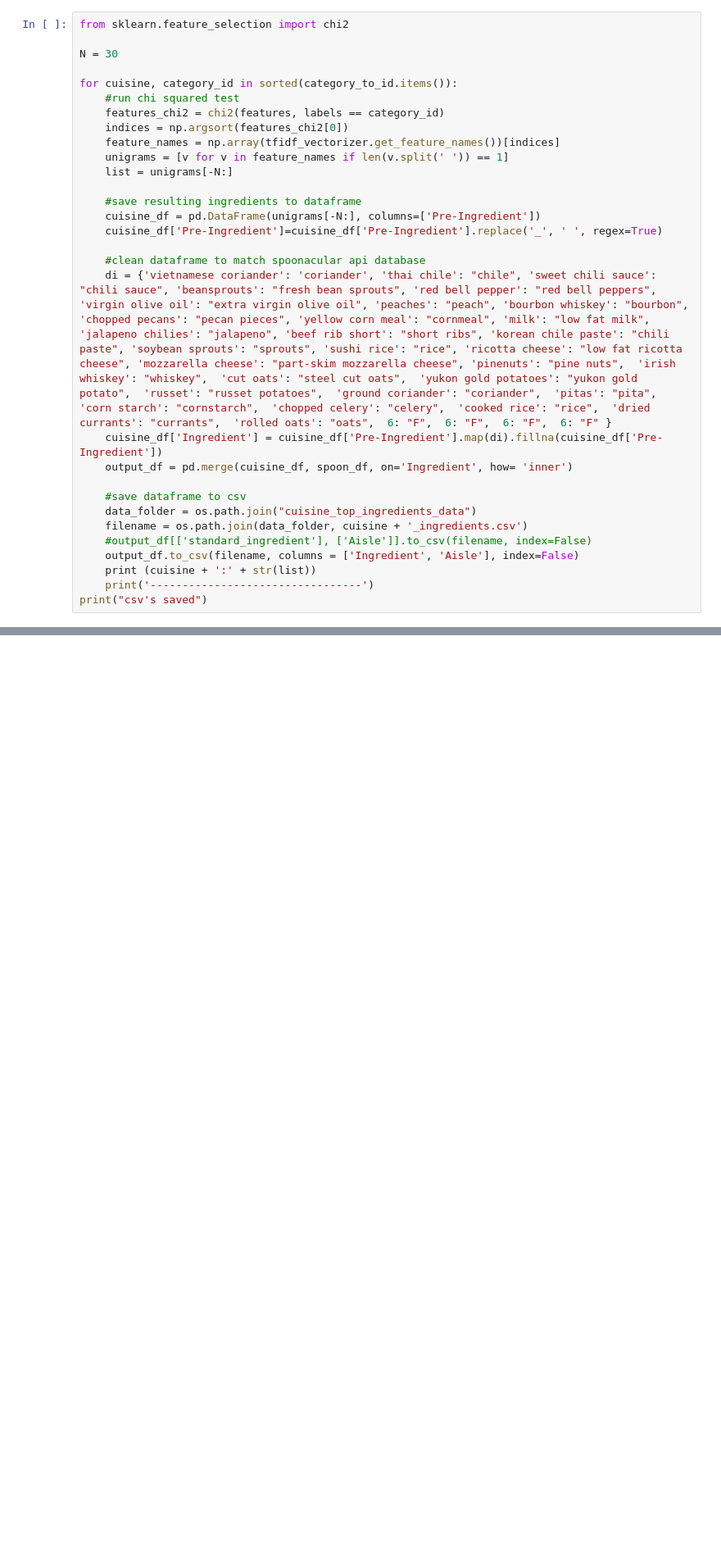
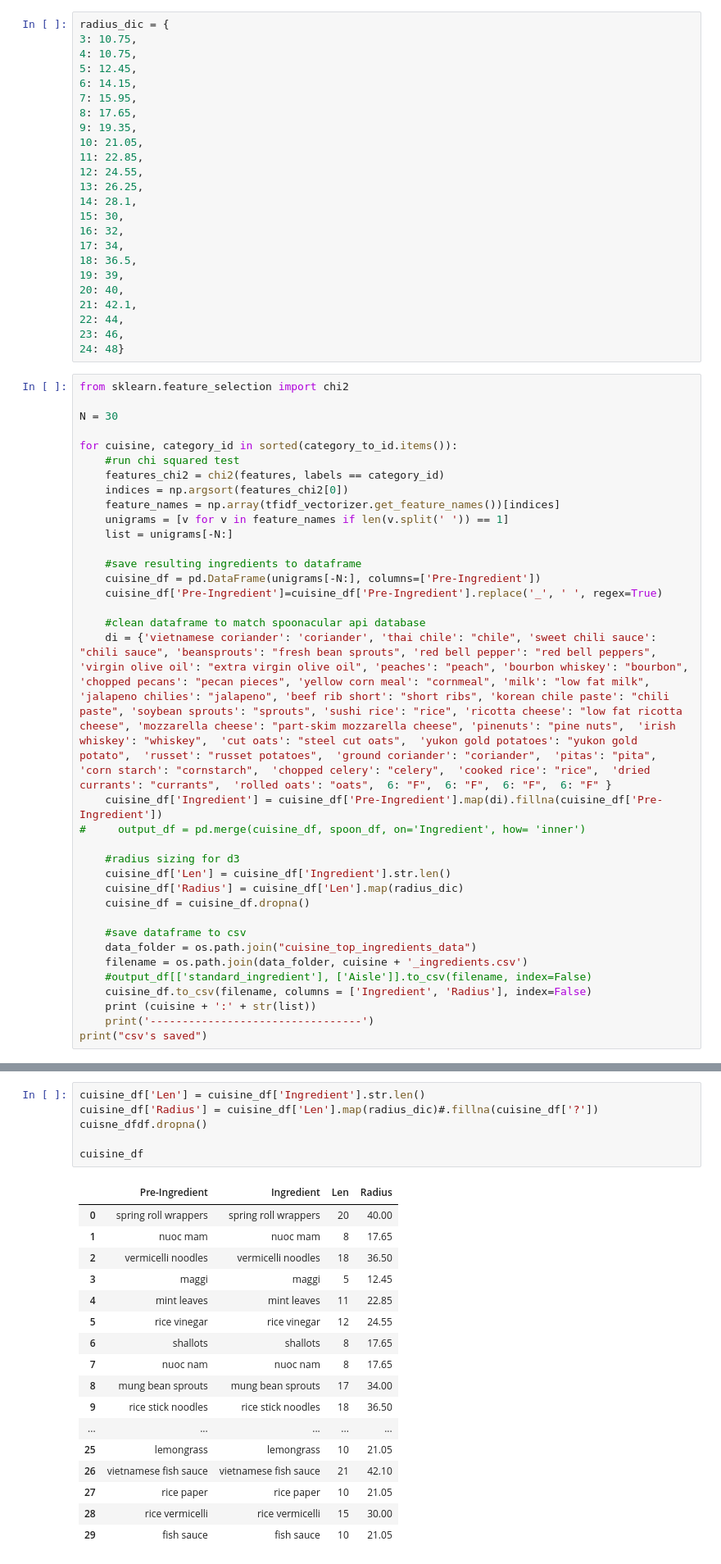
Before and after one commit to hchuhtala/Recipe-ML-App, a Jupyter notebook: ML/clean_bag_of_words.ipynb, the cells around one changed output, grey strips where cells are left out. Shown: that part at 82% size. Drawn from its saved outputs; the diff is of its cells as text; blank space fills up the shorter version.

Commit message:
ingredient csvs with radius

```diff
--- a/ML/clean_bag_of_words.ipynb
+++ b/ML/clean_bag_of_words.ipynb
@@ -144,6 +144,30 @@ spoon_df.head()
 | 2 | almond milk | Milk, Eggs, Other Dairy |
 | 3 | almonds | Nuts |
 | 4 | apple | Produce |
+# %%
+radius_dic = {
+3: 10.75,
+4: 10.75,
+5: 12.45,
+6: 14.15,
+7: 15.95,
+8: 17.65,
+9: 19.35,
+10: 21.05,
+11: 22.85,
+12: 24.55,
+13: 26.25,
+14: 28.1,
+15: 30,
+16: 32,
+17: 34,
+18: 36.5,
+19: 39,
+20: 40,
+21: 42.1,
+22: 44,
+23: 46,
+24: 48}
 # %%
 from sklearn.feature_selection import chi2
 
@@ -164,13 +188,18 @@ for cuisine, category_id in sorted(category_to_id.items()):
     #clean dataframe to match spoonacular api database
     di = {'vietnamese coriander': 'coriander', 'thai chile': "chile", 'sweet chili sauce': "chili sauce", 'beansprouts': "fresh bean sprouts", 'red bell pepper': "red bell peppers", 'virgin olive oil': "extra virgin olive oil", 'peaches': "peach", 'bourbon whiskey': "bourbon", 'chopped pecans': "pecan pieces", 'yellow corn meal': "cornmeal", 'milk': "low fat milk", 'jalapeno chilies': "jalapeno", 'beef rib short': "short ribs", 'korean chile paste': "chili paste", 'soybean sprouts': "sprouts", 'sushi rice': "rice", 'ricotta cheese': "low fat ricotta cheese", 'mozzarella cheese': "part-skim mozzarella cheese", 'pinenuts': "pine nuts",  'irish whiskey': "whiskey",  'cut oats': "steel cut oats",  'yukon gold potatoes': "yukon gold potato",  'russet': "russet potatoes",  'ground coriander': "coriander",  'pitas': "pita",  'corn starch': "cornstarch",  'chopped celery': "celery",  'cooked rice': "rice",  'dried currants': "currants",  'rolled oats': "oats",  6: "F",  6: "F",  6: "F",  6: "F" }
     cuisine_df['Ingredient'] = cuisine_df['Pre-Ingredient'].map(di).fillna(cuisine_df['Pre-Ingredient'])
-    output_df = pd.merge(cuisine_df, spoon_df, on='Ingredient', how= 'inner')
+#     output_df = pd.merge(cuisine_df, spoon_df, on='Ingredient', how= 'inner')
+
+    #radius sizing for d3
+    cuisine_df['Len'] = cuisine_df['Ingredient'].str.len()
+    cuisine_df['Radius'] = cuisine_df['Len'].map(radius_dic)
+    cuisine_df = cuisine_df.dropna()
 
     #save dataframe to csv
     data_folder = os.path.join("cuisine_top_ingredients_data")
     filename = os.path.join(data_folder, cuisine + '_ingredients.csv')
     #output_df[['standard_ingredient'], ['Aisle']].to_csv(filename, index=False)
-    output_df.to_csv(filename, columns = ['Ingredient', 'Aisle'], index=False)
+    cuisine_df.to_csv(filename, columns = ['Ingredient', 'Radius'], index=False)
     print (cuisine + ':' + str(list))
     print('---------------------------------')
 print("csv's saved")
@@ -224,3 +224,27 @@ cuisine_df
+# %%
+cuisine_df['Len'] = cuisine_df['Ingredient'].str.len()
+cuisine_df['Radius'] = cuisine_df['Len'].map(radius_dic)#.fillna(cuisine_df['?'])
+cuisne_dfdf.dropna()
+
+cuisine_df
+# %% [output]
+|  | Pre-Ingredient | Ingredient | Len | Radius |
+| 0 | spring roll wrappers | spring roll wrappers | 20 | 40.00 |
+| 1 | nuoc mam | nuoc mam | 8 | 17.65 |
+| 2 | vermicelli noodles | vermicelli noodles | 18 | 36.50 |
+| 3 | maggi | maggi | 5 | 12.45 |
+| 4 | mint leaves | mint leaves | 11 | 22.85 |
+| 5 | rice vinegar | rice vinegar | 12 | 24.55 |
+| 6 | shallots | shallots | 8 | 17.65 |
+| 7 | nuoc nam | nuoc nam | 8 | 17.65 |
+| 8 | mung bean sprouts | mung bean sprouts | 17 | 34.00 |
+| 9 | rice stick noodles | rice stick noodles | 18 | 36.50 |
+| ... | ... | ... | ... | ... |
+| 25 | lemongrass | lemongrass | 10 | 21.05 |
+| 26 | vietnamese fish sauce | vietnamese fish sauce | 21 | 42.10 |
+| 27 | rice paper | rice paper | 10 | 21.05 |
+| 28 | rice vermicelli | rice vermicelli | 15 | 30.00 |
+| 29 | fish sauce | fish sauce | 10 | 21.05 |
 # %%
 #load spoon CSV
 spoon_df = pd.read_csv('../SpoonacularIngredientListComplete.csv')
```
Also changed, not shown: parts of 2 cells of this notebook, 15 other files.
